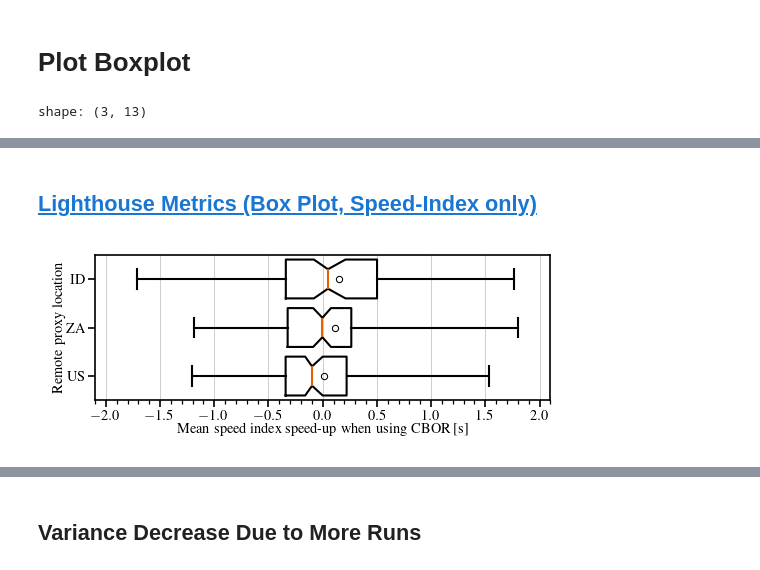
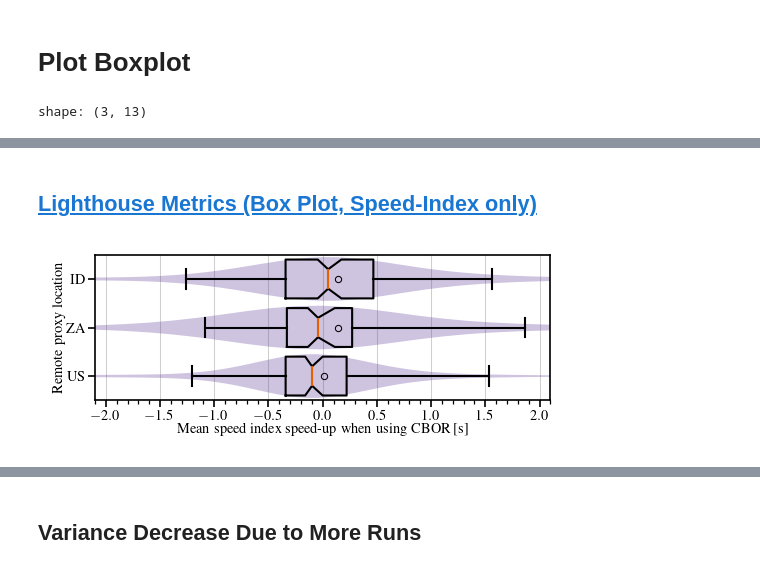
Before and after one commit to miri64/artifacts-tnsm26-cbor-dns-eval, a Jupyter notebook: 06_1evaluation.ipynb, the cells around one changed output, grey strips where cells are left out. Cells and saved outputs as stored; diff of their text form; code cells hidden in the pictures.

```diff
--- a/06_1evaluation.ipynb
+++ b/06_1evaluation.ipynb
@@ -239,24 +242,34 @@ speed_index = df.filter(~polars.col("packed")).select(
     values="speed_index",
 )
 
+runs = {
+    k: speed_index.select([k, "domain", "run"]).filter(polars.col(k).is_not_null()).group_by(["domain"]).agg(polars.col("run").unique().len())["run"].max()
+    for k in LOCATIONS_SORTED
+}
+domains_per_run = {
+    k: speed_index.select([k, "domain", "run"]).filter(polars.col(k).is_not_null()).group_by(["run"]).agg(polars.col("domain").unique().len())["domain"].mean()
+    for k in LOCATIONS_SORTED
+}
+speed_index = speed_index.group_by("domain").mean()
+
 stats = polars.DataFrame(
     [
         {
             "location": LOCATIONS[k],
-            "runs": speed_index.select([k, "domain", "run"]).filter(polars.col(k).is_not_null()).group_by(["domain"]).agg(polars.col("run").unique().len())["run"].max(),
+            "runs": runs[k],
             # some websites do not load every time, so count the websites fractionally, based on the successful runs with
             # this webside
-            "successful domains per run": speed_index.select([k, "domain", "run"]).filter(polars.col(k).is_not_null()).group_by(["run"]).agg(polars.col("domain").unique().len())["domain"].mean(),
+            "successful domains per run": domains_per_run[k],
             "successful domains": speed_index.filter(polars.col(k).is_not_null())["domain"].unique().len(),
-            "min.": speed_index.group_by("domain").mean()[k].min(),
-            "max.": speed_index.group_by("domain").mean()[k].max(),
-            "mean": speed_index.group_by("domain").mean()[k].mean(),
-            "std.": speed_index.group_by("domain").mean()[k].std(),
-            "q05": speed_index.group_by("domain").mean()[k].quantile(0.05),
-            "q25": speed_index.group_by("domain").mean()[k].quantile(0.25),
-            "median": speed_index.group_by("domain").mean()[k].median(),
-            "q75": speed_index.group_by("domain").mean()[k].quantile(0.75),
-            "q95": speed_index.group_by("domain").mean()[k].quantile(0.95),
+            "min.": speed_index[k].min(),
+            "max.": speed_index[k].max(),
+            "mean": speed_index[k].mean(),
+            "std.": speed_index[k].std(),
+            "q05": speed_index[k].quantile(0.05),
+            "q25": speed_index[k].quantile(0.25),
+            "median": speed_index[k].median(),
+            "q75": speed_index[k].quantile(0.75),
+            "q95": speed_index[k].quantile(0.95),
         }
         for k in LOCATIONS_SORTED
     ],
@@ -264,8 +277,19 @@ stats = polars.DataFrame(
 
 display(stats)
 
-speed_index = speed_index.group_by("domain").mean()
-
+vlp = ax.violinplot(
+    [
+        speed_index.filter(polars.col(l).is_not_null())[l].to_numpy()
+        for l in LOCATIONS_SORTED
+    ],
+    positions=range(len(LOCATIONS_SORTED)),
+    vert=False,
+    showmeans=False,
+    showextrema=False,
+    widths=0.9,
+)
+for body in vlp["bodies"]:
+    body.set_facecolor("#5e3c99")
 ax.boxplot(
     [
         speed_index.filter(polars.col(l).is_not_null())[l].to_numpy()
@@ -312,5 +336,5 @@ shape: (3, 13)
 ## [Lighthouse Metrics (Box Plot, Speed-Index only)](06_1evaluation/plots/lighthouse-box-speed-index.pdf)
-[figure, old version]
+[figure, new version]
 # %%
 matplotlib.style.use(pathlib.Path.cwd() / "mlenders_column_ieeetran.mplstyle")
 matplotlib.rcParams["figure.figsize"] = (
```
Also changed, not shown: parts of 12 cells of this notebook.
